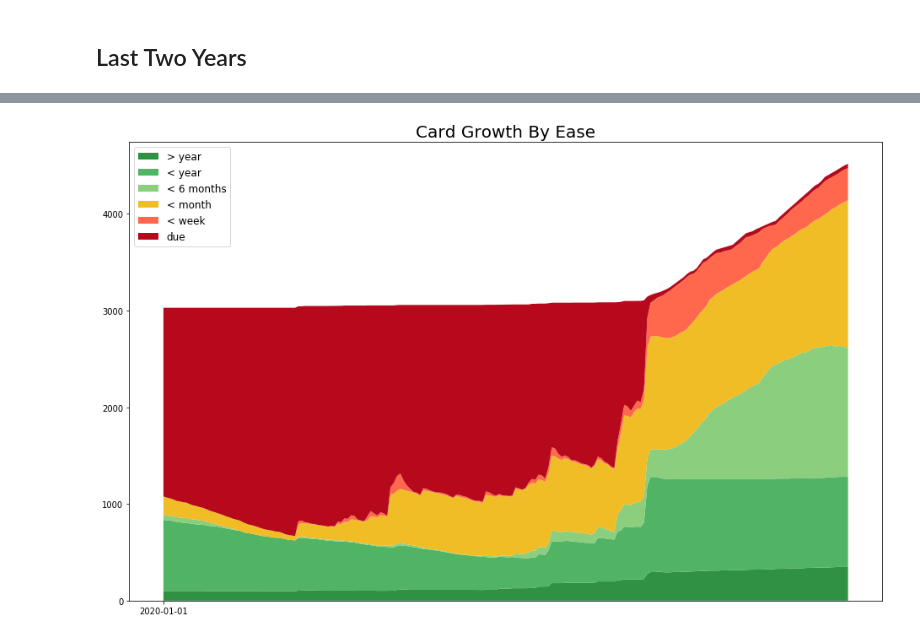
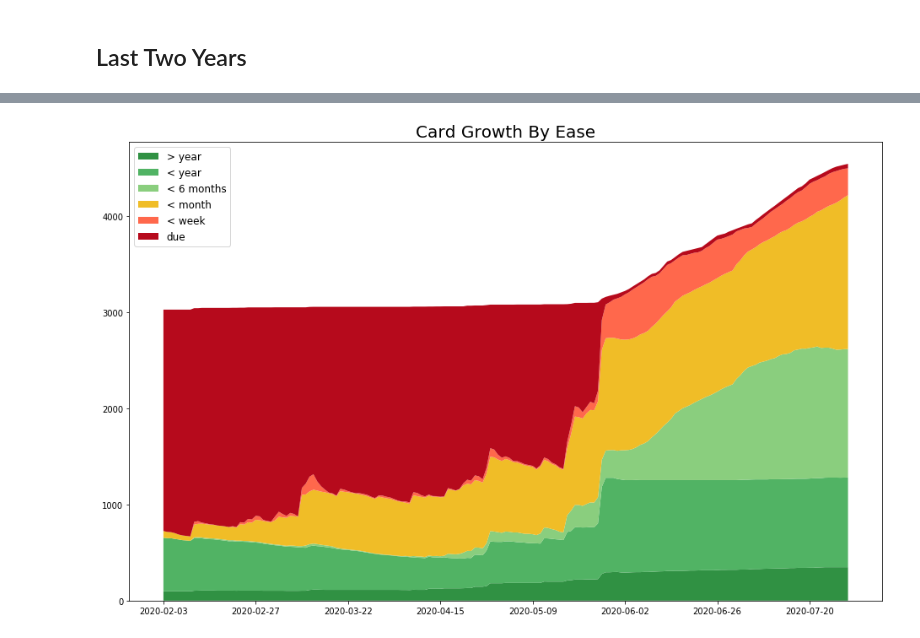
Before and after one commit to NapsterInBlue/anki_progress, a Jupyter notebook: anki_progress.ipynb, the cells around one changed output, grey strips where cells are left out. Cells and saved outputs as stored; diff of their text form; code cells hidden in the pictures.

```diff
--- a/anki_progress.ipynb
+++ b/anki_progress.ipynb
@@ -44,6 +49,6 @@ plot_trended_study_time(study_time.query('date > 2020'));
 # %%
-df = df.query('date > "2020"')
+df = df.query(f'date > "{six_mo_ago}"')
 gb = df.groupby(['date', 'status']).size().unstack().fillna(0)
 plot_card_catalog_growth(gb);
 # %% [output]
-[figure, old version]
+[figure, new version]
```
Also changed, not shown: parts of 8 cells of this notebook, 1 other file.
